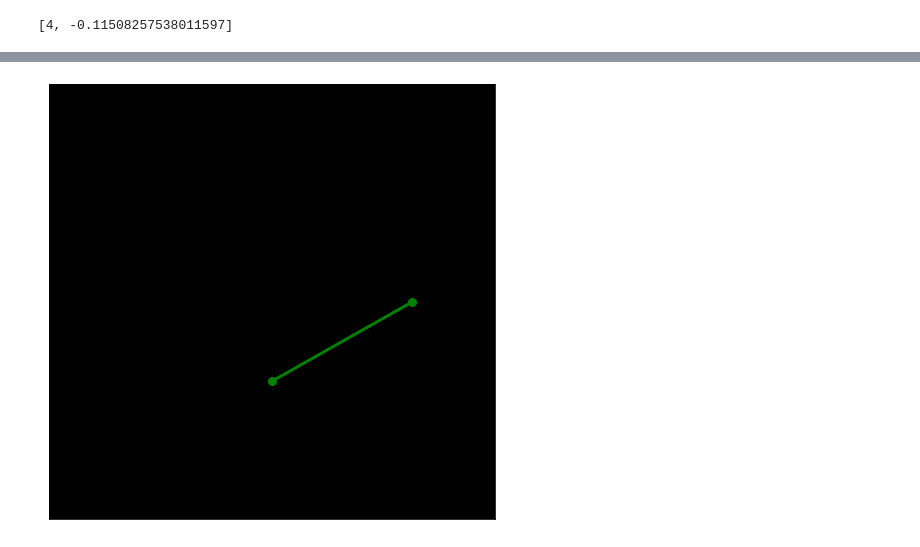
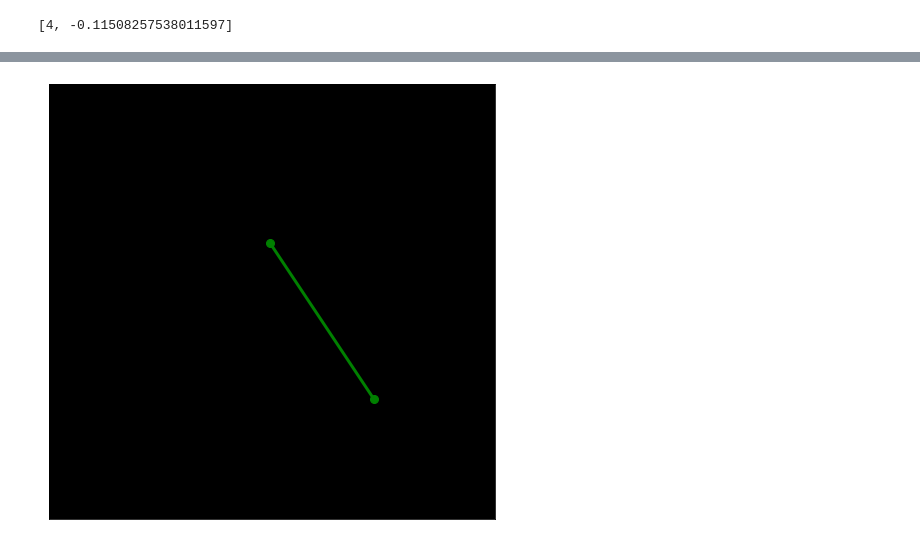
Before and after one commit to eulermed/Python-Physics, a Jupyter notebook: Simple pendulum ytb.ipynb, the cells around one changed output, grey strips where cells are left out. Saved outputs shown, nothing was run; the diff lists cells and outputs as text; code cells hidden in the pictures.

```diff
--- a/Simple pendulum ytb.ipynb
+++ b/Simple pendulum ytb.ipynb
@@ -59,8 +59,8 @@ z0 = 1
 S0 = (the0, z0)
 # %%
-sols = odeint(dSdt, t=t, y0=S0, args=(g, l))
+sols = odeint(dSdt, t=t, y0=(2,0), args=(g, l))
 # %%
 the = sols.T[0]
 the_d = sols.T[1]
 # %%
-x, y = l*np.cos(the) , -l*np.sin(the)
+x, y = l*np.sin(the) , -l*np.cos(the)
@@ -71,21 +67,21 @@ from IPython.display import HTML
 # %%
 from matplotlib import animation
 from matplotlib.animation import PillowWriter
 from IPython.display import HTML
 
 def animate(i):
     line.set_data([0, x[i]], [0, y[i]])
 
 fig, ax = plt.subplots(1,1, figsize=(8,8))
 ax.set_facecolor('k')
 ax.get_xaxis().set_ticks([])
 ax.get_yaxis().set_ticks([])
-line, = plt.plot([], [], 'go--', lw=3, markersize=8)
+line, = plt.plot([], [], 'go-', lw=3, markersize=8)
 ax.set_xlim([-1.5+x.min(), x.max()+1.5])
 ax.set_ylim([-1.5+y.min(), y.max()+1.5])
 ani = animation.FuncAnimation(fig, animate, frames=1000, interval=50)
 ani.save('pendulum_yt.gif',writer='pillow',fps=25)
 HTML(ani.to_html5_video())
 # %% [output]
 [interactive output not drawn]
-[figure, old version]
+[figure, new version]
```
Also changed, not shown: parts of 2 cells of this notebook.
